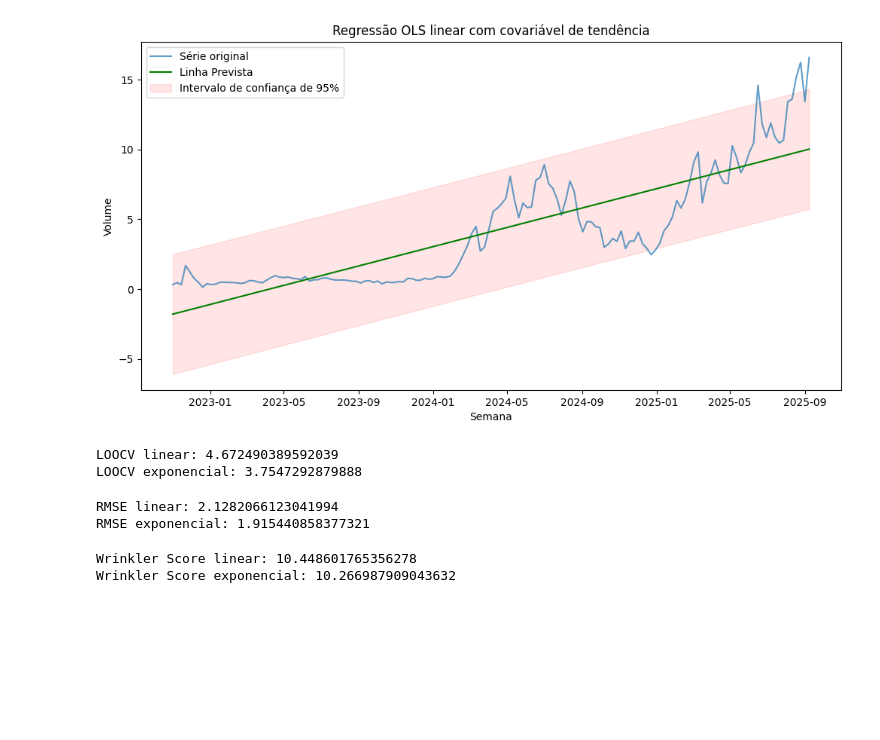
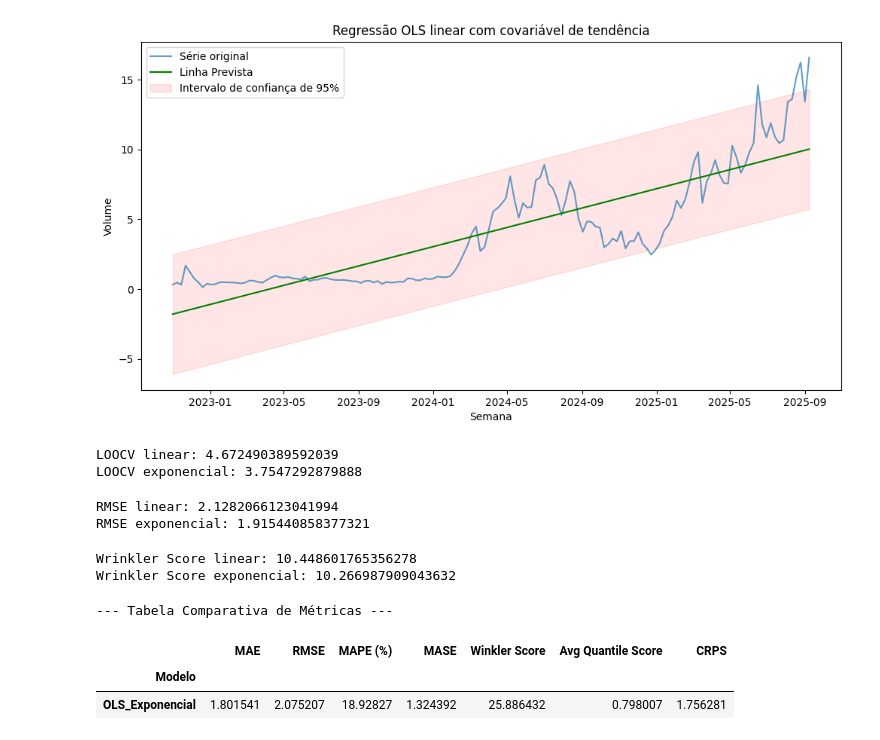
Before and after one commit to PedroPHC25/Time-Series-A1, a Jupyter notebook: pedro/relatorio.ipynb, the cells around one changed output. Saved outputs shown, nothing was run; the diff lists cells and outputs as text; code cells hidden in the pictures; blank space fills up the shorter version.

Commit message:
Adicionando métricas

```diff
--- a/pedro/relatorio.ipynb
+++ b/pedro/relatorio.ipynb
@@ -288,0 +434,42 @@ Wrinkler Score exponencial: 10.266987909043632
+# %%
+models = {
+    'OLS_Exponencial': ols_model_exponential,
+    # 'OLS_Linear': ols_model_linear
+}
+
+train_size_full = len(data_series)
+train_volume = data_series.iloc[: int(train_size_full * 0.8)]
+test_volume = data_series.iloc[int(train_size_full * 0.8) :]
+
+# Cria o X para o período de teste
+X_test = sm.add_constant(np.arange(len(train_volume), len(data_series)))
+test_index = test_volume.index
+
+log_predictions = pd.Series(ols_model_exponential.predict(X_test), index=test_index)
+
+predictions = {
+    'OLS_Exponencial': log_predictions,
+    # 'OLS_Linear': pd.Series(ols_model_linear.predict(X_test), index=test_index)
+}
+
+# Define quais modelos são logarítmicos
+log_model_names = {'OLS_Exponencial'}
+
+# Chama a função passando o novo parâmetro
+results_list = []
+results_df = update_and_get_metrics(
+    models=models,
+    predictions=predictions,
+    results_list=results_list,
+    train_volume=train_volume,
+    test_volume=test_volume,
+    log_models=log_model_names
+)
+
+print("\n--- Tabela Comparativa de Métricas ---")
+results_df
+# %% [output]
+--- Tabela Comparativa de Métricas ---
+|  | MAE | RMSE | MAPE (%) | MASE | Winkler Score | Avg Quantile Score | CRPS |
+| Modelo |  |  |  |  |  |  |  |
+| OLS_Exponencial | 1.801541 | 2.075207 | 18.92827 | 1.324392 | 25.886432 | 0.798007 | 1.756281 |
```
Also changed, not shown: parts of 3 cells of this notebook.
